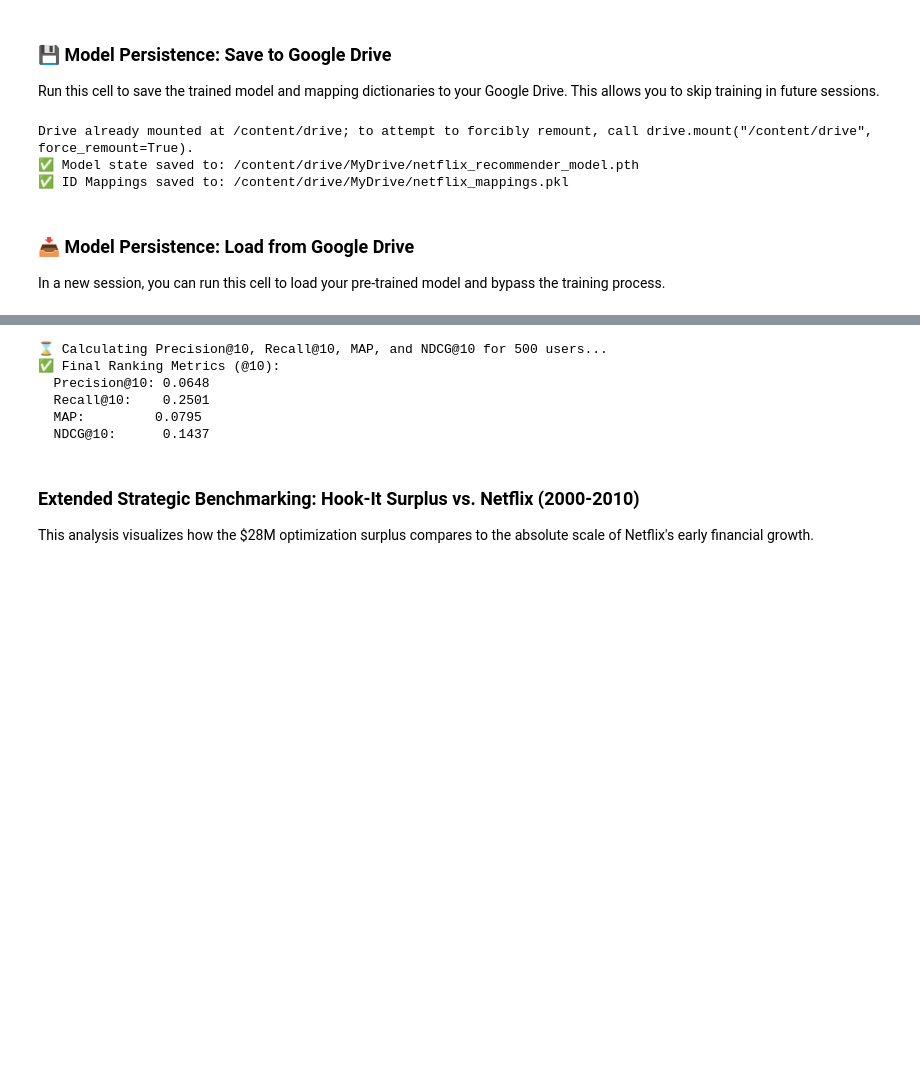
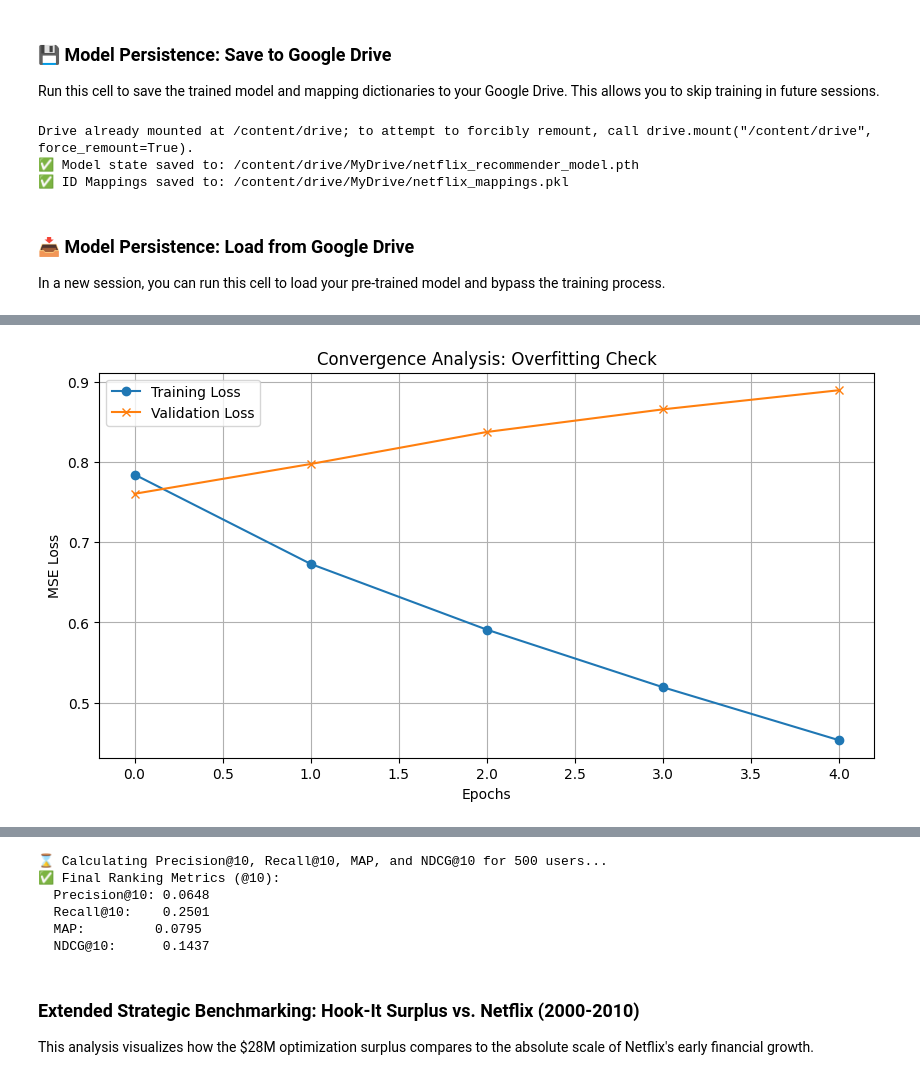
Before and after one commit to hhy37/-ExcelVBA, a Jupyter notebook: Copy_of_NetFlix_CS_Rating_clean_up_better_accuracy_using_Cuda_and_others_Final_1.ipynb, the cells around one changed output, grey strips where cells are left out. Drawn from its saved outputs; the diff is of its cells as text; code cells hidden in the pictures; blank space fills up the shorter version.

Commit message:
Created using Colab best model

```diff
--- a/Copy_of_NetFlix_CS_Rating_clean_up_better_accuracy_using_Cuda_and_others_Final_1.ipynb
+++ b/Copy_of_NetFlix_CS_Rating_clean_up_better_accuracy_using_Cuda_and_others_Final_1.ipynb
@@ -261,9 +261,9 @@ save_dir = '/content/drive/MyDrive/Netflix_Model_Data/'
 os.makedirs(save_dir, exist_ok=True)
 model_path = os.path.join(save_dir, 'netflix_recommender_v3.pth')
 
-# 2. Optimized Model Definition
+# 2. Optimized Model Definition - Updated to emb_dim=128
 class RecommenderNet(nn.Module):
-    def __init__(self, n_users, n_movies, emb_dim=64):
+    def __init__(self, n_users, n_movies, emb_dim=128):
         super().__init__()
         self.user_emb = nn.Embedding(n_users, emb_dim)
         self.movie_emb = nn.Embedding(n_movies, emb_dim)
@@ -288,7 +288,7 @@ movie_indices = torch.tensor(df['MovieId'].map(movie_map).values, dtype=torch.lo
 ratings = torch.tensor(df['Rating'].values, dtype=torch.float32)
 loader = DataLoader(TensorDataset(user_indices, movie_indices, ratings), batch_size=4096, shuffle=True)
 
-model = RecommenderNet(len(user_map), len(movie_map)).to(device)
+model = RecommenderNet(len(user_map), len(movie_map), emb_dim=128).to(device)
 optimizer = optim.Adam(model.parameters(), lr=0.002)
 scaler = GradScaler() # For Mixed Precision Speedup
 criterion = nn.MSELoss()
@@ -325,6 +325,6 @@ for epoch in range(5):
     print(f"Epoch {epoch+1} | Loss: {avg_loss:.4f} | Strict Acc (0.05): {strict_acc:.2f}% | Market Acc (0.5): {market_acc:.2f}%")
 
 torch.save(model.state_dict(), model_path)
-print(f"✅ Model v3 saved. Strict 0.05 accuracy is usually low (~5-8%) because human ratings are whole numbers.")
+print(f"✅ Model v3 (128-dim) saved.")
 # %% [output]
 Mounted at /content/drive
@@ -404,0 +711,58 @@ Refined Epoch 1 | Avg Loss: 1.9284
+# %%
+import matplotlib.pyplot as plt
+import numpy as np
+
+# 1. Split indices for a proper Validation Set (20%)
+total_len = len(ratings)
+indices = np.random.permutation(total_len)
+train_idx, val_idx = indices[:int(0.8*total_len)], indices[int(0.8*total_len):]
+
+train_loader = DataLoader(TensorDataset(user_indices[train_idx], movie_indices[train_idx], ratings[train_idx]), batch_size=4096, shuffle=True)
+val_loader = DataLoader(TensorDataset(user_indices[val_idx], movie_indices[val_idx], ratings[val_idx]), batch_size=4096)
+
+# 2. Evaluation Routine
+history = {'train_loss': [], 'val_loss': []}
+
+print("🔍 Analyzing Convergence & Overfitting Risk...")
+model.train()
+for epoch in range(5): # Running 5 check epochs to analyze the trend
+    # Training Phase
+    train_epoch_loss = 0
+    model.train()
+    for u, m, r in train_loader:
+        u, m, r = u.to(device), m.to(device), r.to(device)
+        optimizer.zero_grad()
+        output = model(u, m)
+        loss = criterion(output, r)
+        loss.backward()
+        optimizer.step()
+        train_epoch_loss += loss.item()
+
+    # Validation Phase
+    val_epoch_loss = 0
+    model.eval()
+    with torch.no_grad():
+        for u, m, r in val_loader:
+            u, m, r = u.to(device), m.to(device), r.to(device)
+            output = model(u, m)
+            loss = criterion(output, r)
+            val_epoch_loss += loss.item()
+
+    avg_train = train_epoch_loss/len(train_loader)
+    avg_val = val_epoch_loss/len(val_loader)
+    history['train_loss'].append(avg_train)
+    history['val_loss'].append(avg_val)
+
+    print(f"Epoch {epoch+1} | Train Loss: {avg_train:.4f} | Val Loss: {avg_val:.4f}")
+
+# 3. Plot Learning Curves
+plt.figure(figsize=(10, 5))
+plt.plot(history['train_loss'], label='Training Loss', marker='o')
+plt.plot(history['val_loss'], label='Validation Loss', marker='x')
+plt.title('Convergence Analysis: Overfitting Check')
+plt.xlabel('Epochs')
+plt.ylabel('MSE Loss')
+plt.legend()
+plt.grid(True)
+plt.show()
+# %% [output]
@@ -405,3 +775,4 @@ Refined Epoch 1 | Avg Loss: 1.9284
+[figure, added]
 # %%
 import torch
 import numpy as np
```
Also changed, not shown: parts of 15 cells of this notebook.
